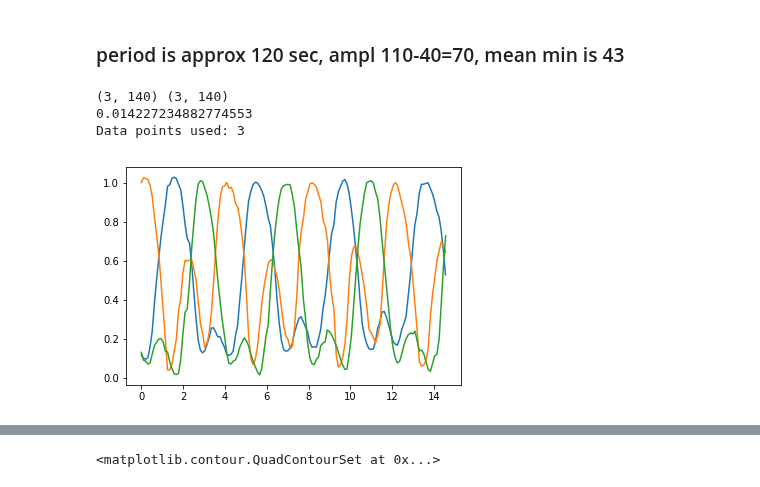
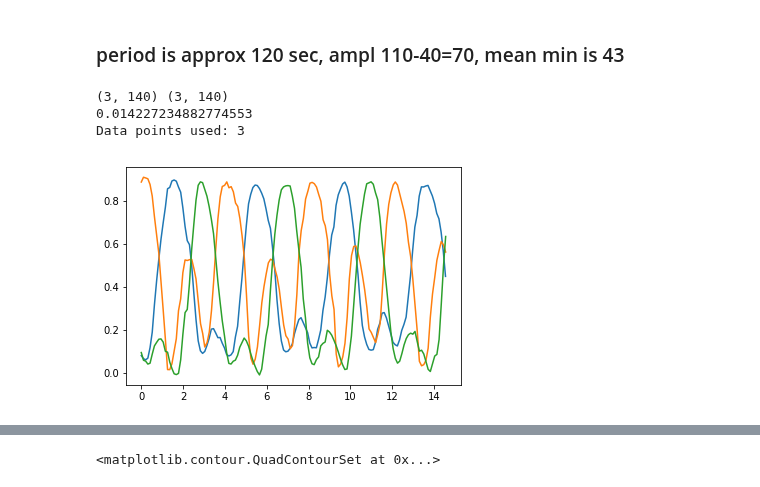
Before and after one commit to DaniloZZZ/quantTechLab, a Jupyter notebook: Fit/Vis-Anneal.ipynb, the cells around one changed output, grey strips where cells are left out. Cells and saved outputs as stored; diff of their text form; code cells hidden in the pictures.

```diff
--- a/Fit/Vis-Anneal.ipynb
+++ b/Fit/Vis-Anneal.ipynb
@@ -42,31 +43,31 @@ for i,t in zip(exp_points,times):
 # %% [markdown]
 ### period is approx 120 sec, ampl 110-40=70, mean min is 43
 # %%
-scaling_channels = [0.88,0.91,1.03]
+scaling_channels = [0.98,1.0,1.14]
 exp_points = [exp_points[i]/scaling_channels[i] for i in range(len(exp_points))]
 me_min, ampl, per = 15, 80-20, 80
 start_exp, end_exp = -150, -10
 
 data = np.array([ ep[start_exp:end_exp] for ep in exp_points])
 pts = np.array([ t[start_exp:end_exp]-t[start_exp] for t in times])
 print(data.shape,pts.shape)
 
 
 data = data - me_min
 data /= ampl
 pts = pts/120*2*np.pi
 for i,t in zip(data,pts):
     plt.plot(t,i)
 l = len(pts)
 pts
 print(max(pts[1]-pts[2]))
 pts = pts[0]
 print('Data points used:',l)
 # %% [output]
 (3, 140) (3, 140)
 0.014227234882774553
 Data points used: 3
-[figure, old version]
+[figure, new version]
 # %%
 ft = np.fft.fft(data[0]-np.mean(data[0]))
 freq = np.fft.fftfreq(ft.shape[-1],d=pts[1])
```
Also changed, not shown: parts of 17 cells of this notebook, 5 other files.
